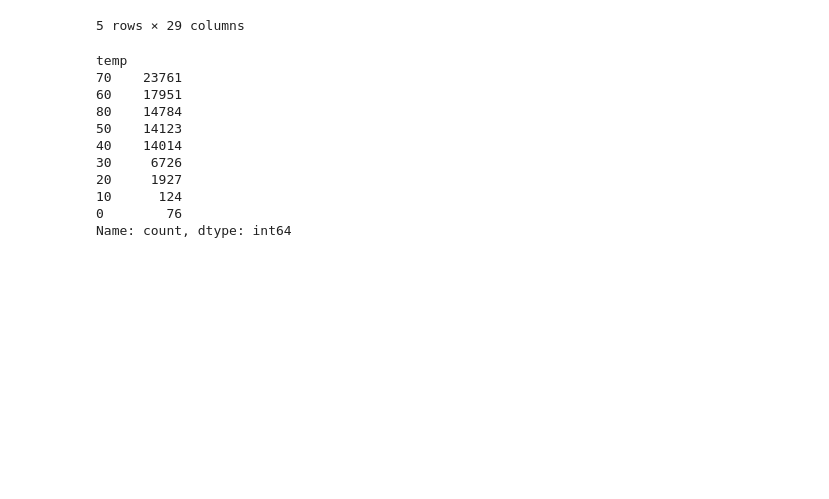
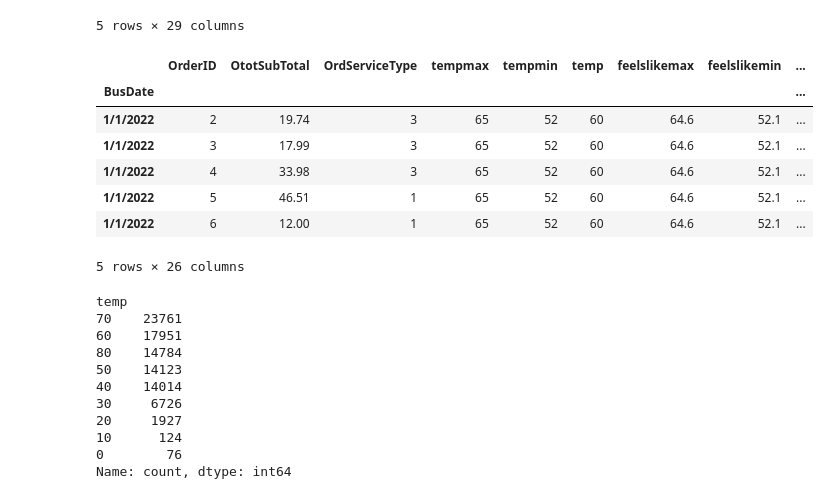
Before and after one commit to robertdfraley/PizzaWeatherPatterns, a Jupyter notebook: PizzaWeatherPattern.ipynb, the cells around one changed output. Drawn from its saved outputs; the diff is of its cells as text; code cells hidden in the pictures; blank space fills up the shorter version.

```diff
--- a/PizzaWeatherPattern.ipynb
+++ b/PizzaWeatherPattern.ipynb
@@ -87,6 +89,21 @@ combined_dataset.head()
 | 1/1/2022 | Saturday | 5 | 46.51 | 1 | 65 | 52 | 60 | 64.6 | ... |
 | 1/1/2022 | Saturday | 6 | 12.00 | 1 | 65 | 52 | 60 | 64.6 | ... |
 5 rows × 29 columns
+# %%
+# Creating a dataset to use for correlation
+corr_dataset = left.join(right, lsuffix='_p', rsuffix="_w")
+corr_dataset.drop(['DayofWeek','conditions','preciptype'],axis=1,inplace=True)
+
+corr_dataset.head()
+# %% [output]
+|  | OrderID | OtotSubTotal | OrdServiceType | tempmax | tempmin | temp | feelslikemax | feelslikemin | ... |
+| BusDate |  |  |  |  |  |  |  |  | ... |
+| 1/1/2022 | 2 | 19.74 | 3 | 65 | 52 | 60 | 64.6 | 52.1 | ... |
+| 1/1/2022 | 3 | 17.99 | 3 | 65 | 52 | 60 | 64.6 | 52.1 | ... |
+| 1/1/2022 | 4 | 33.98 | 3 | 65 | 52 | 60 | 64.6 | 52.1 | ... |
+| 1/1/2022 | 5 | 46.51 | 1 | 65 | 52 | 60 | 64.6 | 52.1 | ... |
+| 1/1/2022 | 6 | 12.00 | 1 | 65 | 52 | 60 | 64.6 | 52.1 | ... |
+5 rows × 26 columns
 # %%
 # This cell will be used to try to sample the data and show various counts
 
```
Also changed, not shown: parts of 9 cells of this notebook, 3 other files.
